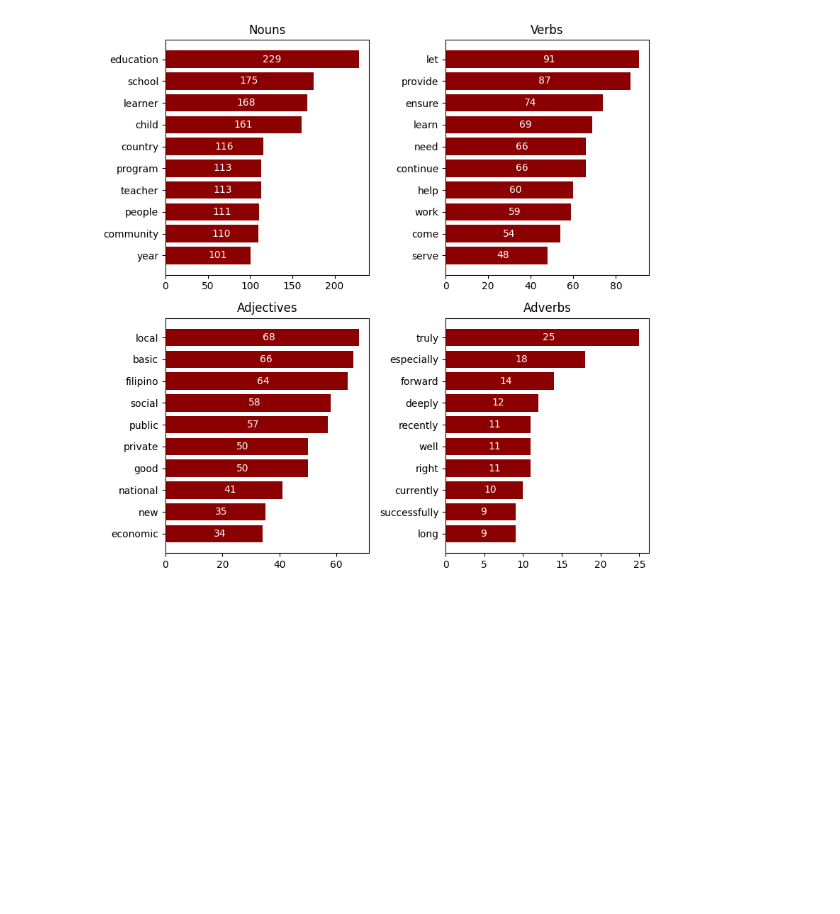
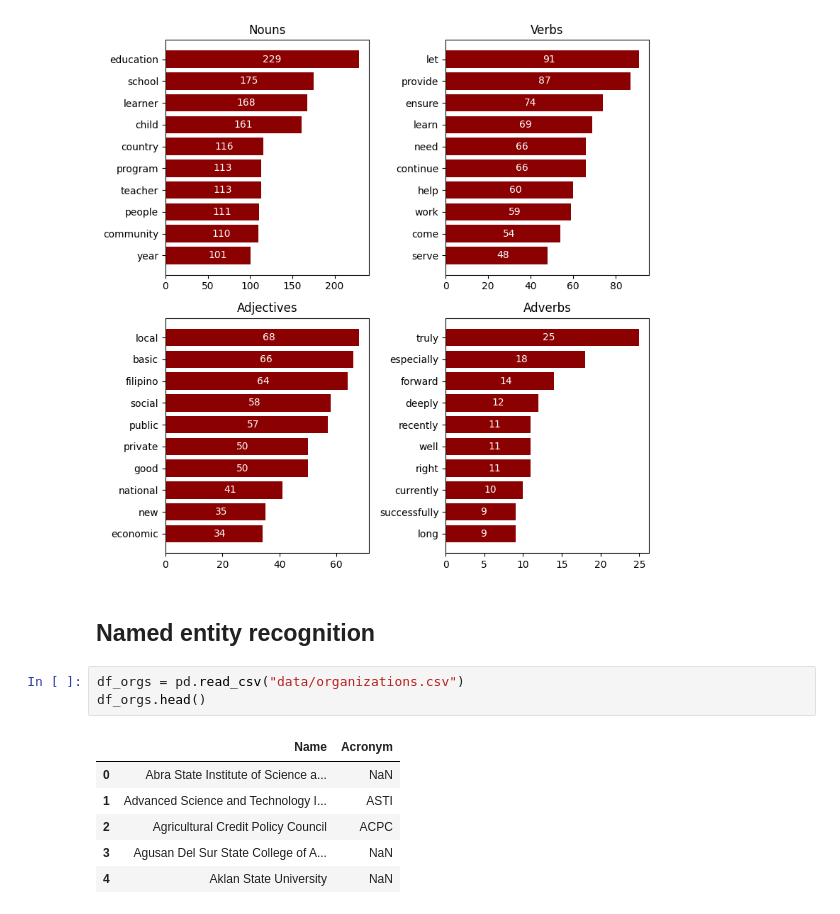
Before and after one commit to rixmape/speech-analysis-ph-govt-officials, a Jupyter notebook: nlp-insights.ipynb, the cells around one changed output. Saved outputs shown, nothing was run; the diff lists cells and outputs as text; blank space fills up the shorter version.

```diff
--- a/nlp-insights.ipynb
+++ b/nlp-insights.ipynb
@@ -171,3 +173,15 @@ plt.tight_layout()
 plt.show()
 # %% [output]
 [figure]
+# %% [markdown]
+## Named entity recognition
+# %%
+df_orgs = pd.read_csv("data/organizations.csv")
+df_orgs.head()
+# %% [output]
+|  | Name | Acronym |
+| 0 | Abra State Institute of Science a... | NaN |
+| 1 | Advanced Science and Technology I... | ASTI |
+| 2 | Agricultural Credit Policy Council | ACPC |
+| 3 | Agusan Del Sur State College of A... | NaN |
+| 4 | Aklan State University | NaN |
```
Also changed, not shown: parts of 4 cells of this notebook, 3 other files.
